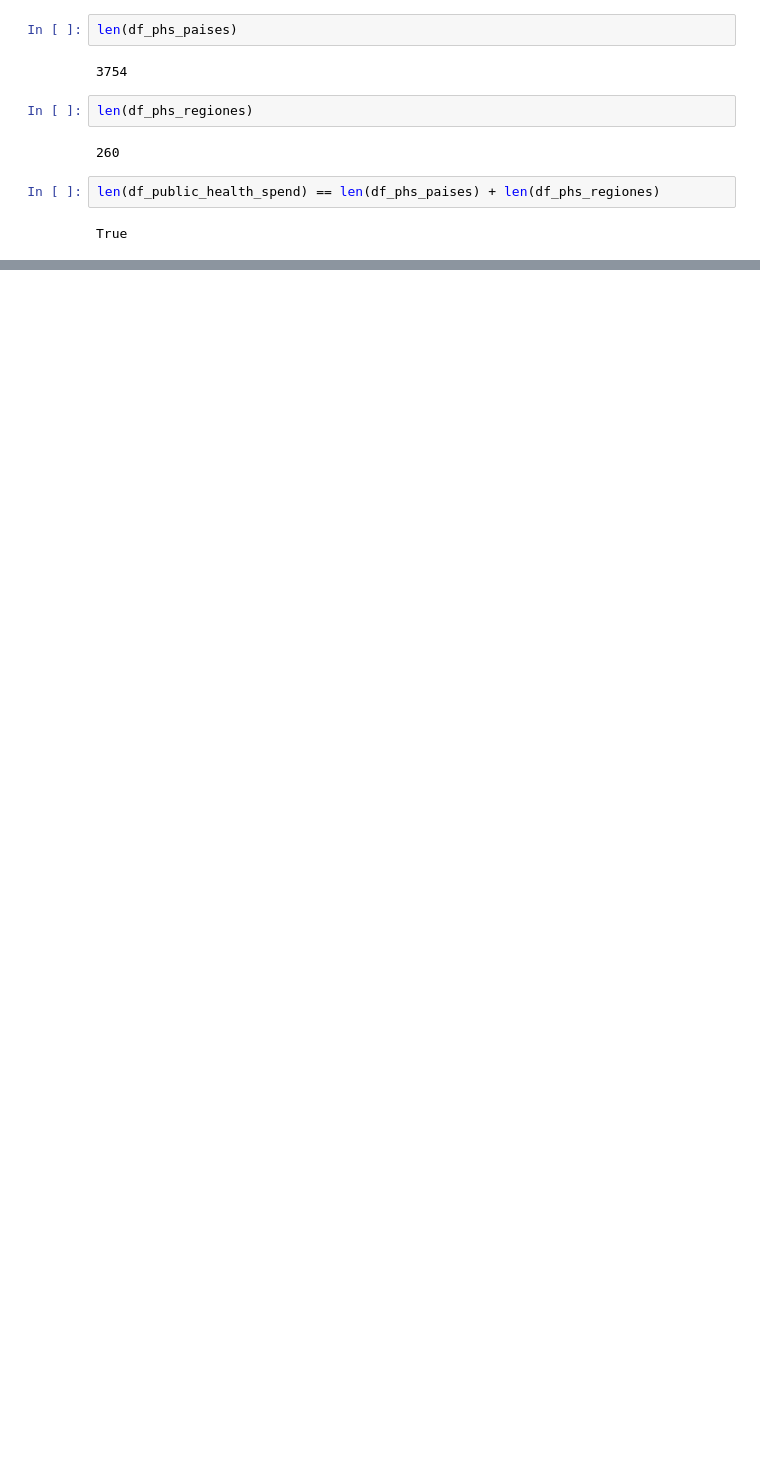
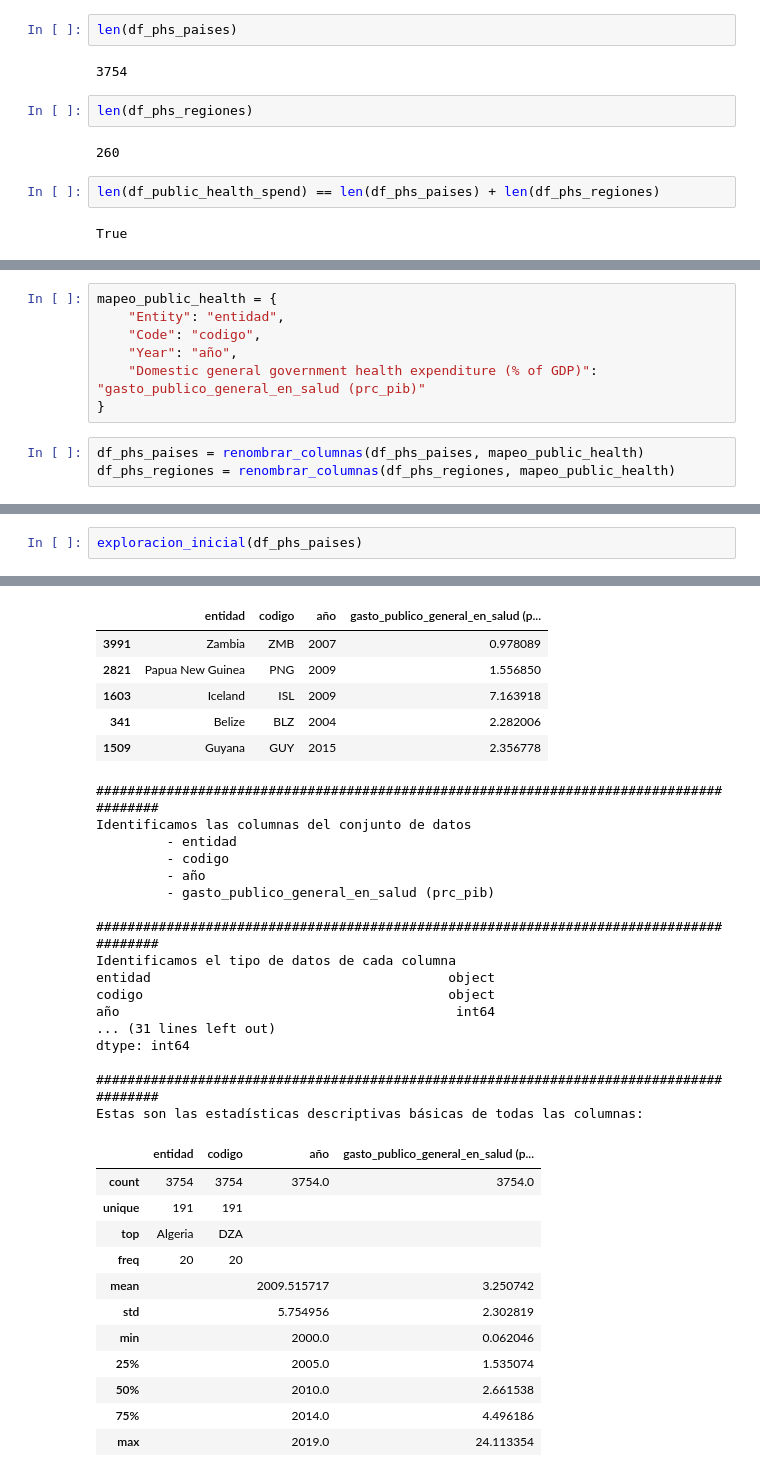
Before and after one commit to Sarah-bzb/TFM_analisis_datos, a Jupyter notebook: exploration_health_v0 - copia.ipynb, the cells around one changed output, grey strips where cells are left out. Drawn from its saved outputs; the diff is of its cells as text; blank space fills up the shorter version.

```diff
--- a/exploration_health_v0 - copia.ipynb
+++ b/exploration_health_v0 - copia.ipynb
@@ -1783,0 +1808,10 @@ True
+# %%
+mapeo_public_health = {
+	"Entity": "entidad",
+	"Code": "codigo",
+	"Year": "año",
+	"Domestic general government health expenditure (% of GDP)": "gasto_publico_general_en_salud (prc_pib)"
+}
+# %%
+df_phs_paises = renombrar_columnas(df_phs_paises, mapeo_public_health)
+df_phs_regiones = renombrar_columnas(df_phs_regiones, mapeo_public_health)
@@ -1783,0 +1828,3 @@ True
+# %%
+exploracion_inicial(df_phs_paises)
+# %% [output]
@@ -1783,0 +1852,35 @@ True
+|  | entidad | codigo | año | gasto_publico_general_en_salud (p... |
+| 3991 | Zambia | ZMB | 2007 | 0.978089 |
+| 2821 | Papua New Guinea | PNG | 2009 | 1.556850 |
+| 1603 | Iceland | ISL | 2009 | 7.163918 |
+| 341 | Belize | BLZ | 2004 | 2.282006 |
+| 1509 | Guyana | GUY | 2015 | 2.356778 |
+########################################################################################
+Identificamos las columnas del conjunto de datos
+         - entidad
+         - codigo
+         - año
+         - gasto_publico_general_en_salud (prc_pib)
+
+########################################################################################
+Identificamos el tipo de datos de cada columna
+entidad                                      object
+codigo                                       object
+año                                           int64
+... (31 lines left out)
+dtype: int64
+
+########################################################################################
+Estas son las estadísticas descriptivas básicas de todas las columnas:
+|  | entidad | codigo | año | gasto_publico_general_en_salud (p... |
+| count | 3754 | 3754 | 3754.0 | 3754.0 |
+| unique | 191 | 191 |  |  |
+| top | Algeria | DZA |  |  |
+| freq | 20 | 20 |  |  |
+| mean |  |  | 2009.515717 | 3.250742 |
+| std |  |  | 5.754956 | 2.302819 |
+| min |  |  | 2000.0 | 0.062046 |
+| 25% |  |  | 2005.0 | 1.535074 |
+| 50% |  |  | 2010.0 | 2.661538 |
+| 75% |  |  | 2014.0 | 4.496186 |
+| max |  |  | 2019.0 | 24.113354 |
```
Also changed, not shown: parts of 10 cells of this notebook.
